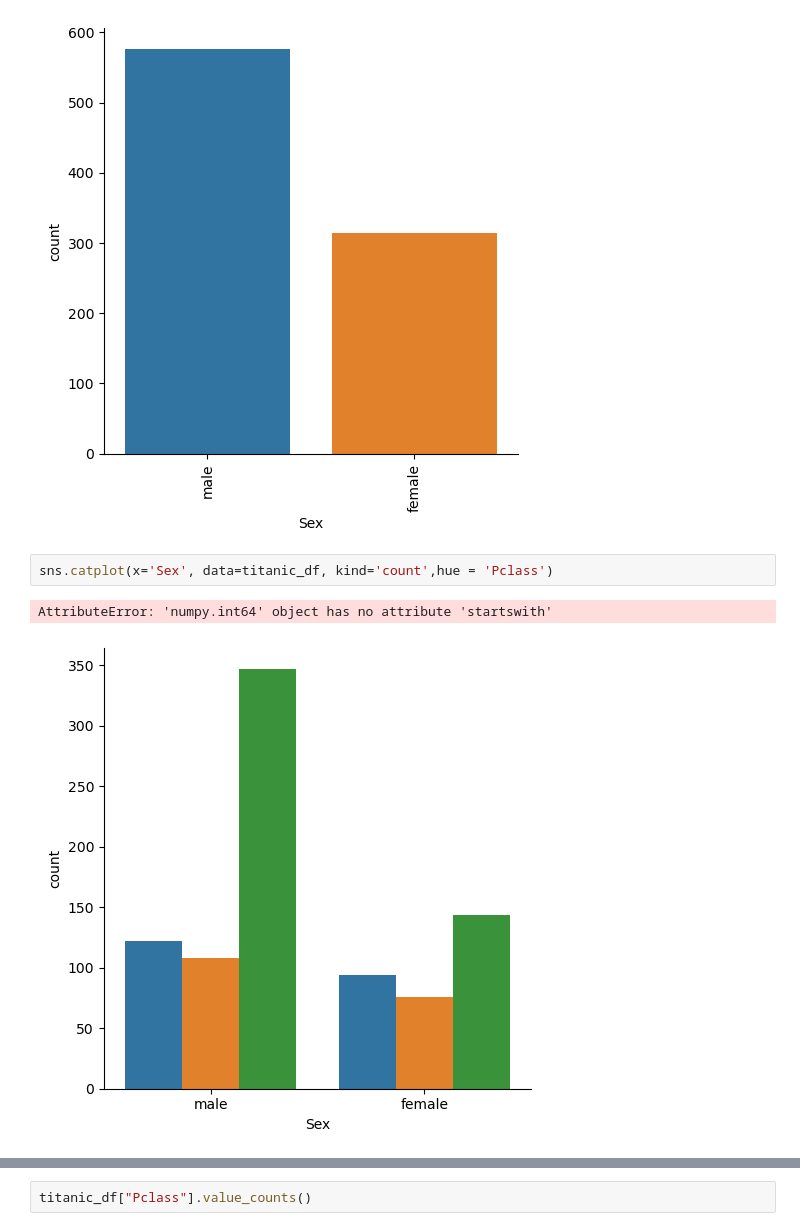
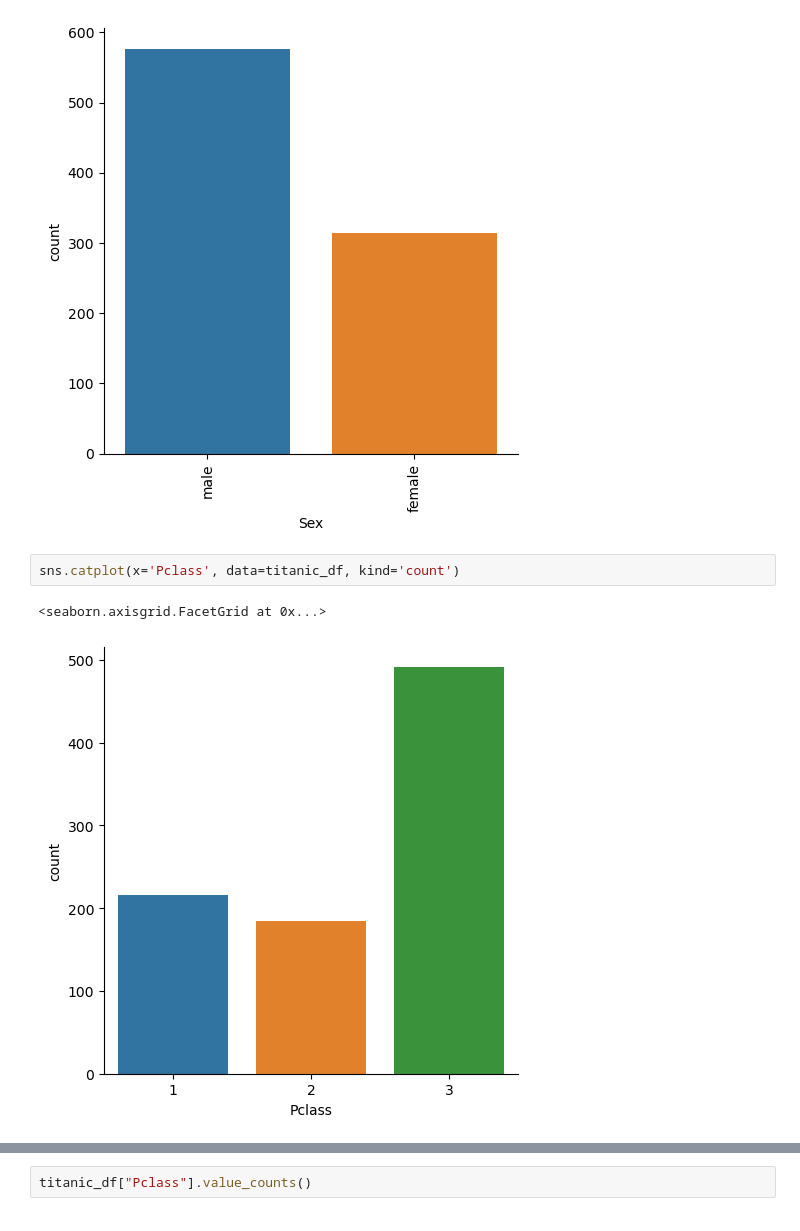
Before and after one commit to hferhat/DataWorks, a Jupyter notebook: TitanicDataAnalysisWork.ipynb, the cells around one changed output, grey strips where cells are left out. Drawn from its saved outputs; the diff is of its cells as text.

```diff
--- a/TitanicDataAnalysisWork.ipynb
+++ b/TitanicDataAnalysisWork.ipynb
@@ -109,10 +110,10 @@ plt.show()
 # %% [output]
 [figure]
 # %%
-sns.catplot(x='Sex', data=titanic_df, kind='count',hue = 'Pclass')
+sns.catplot(x='Pclass', data=titanic_df, kind='count')
 # %% [output]
-AttributeError: 'numpy.int64' object has no attribute 'startswith'
+<seaborn.axisgrid.FacetGrid at 0x...>
-[figure, old version]
+[figure, new version]
 # %%
 titanic_df.info()
 # %% [output]
```
Also changed, not shown: parts of 11 cells of this notebook.
